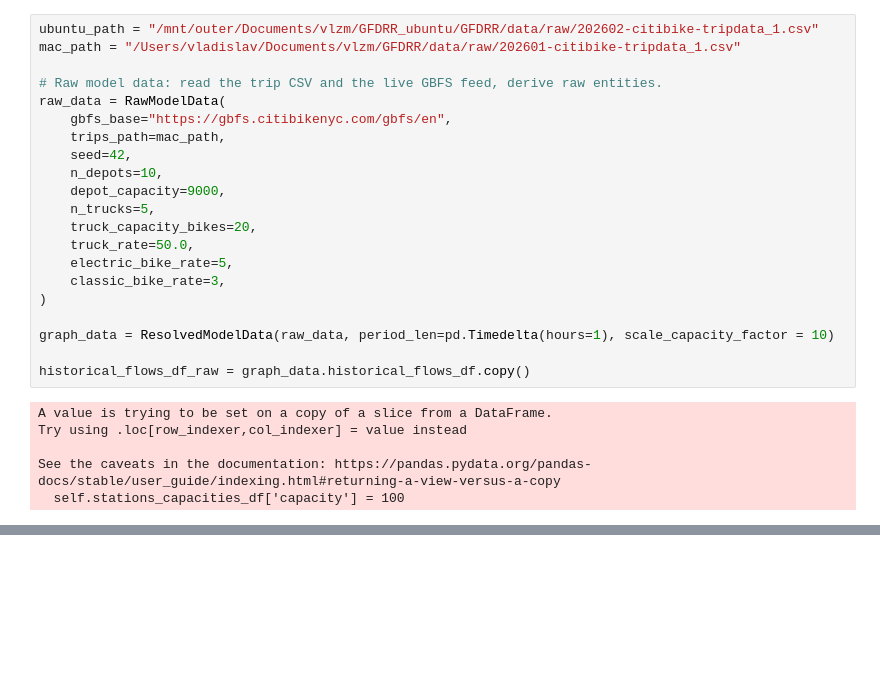
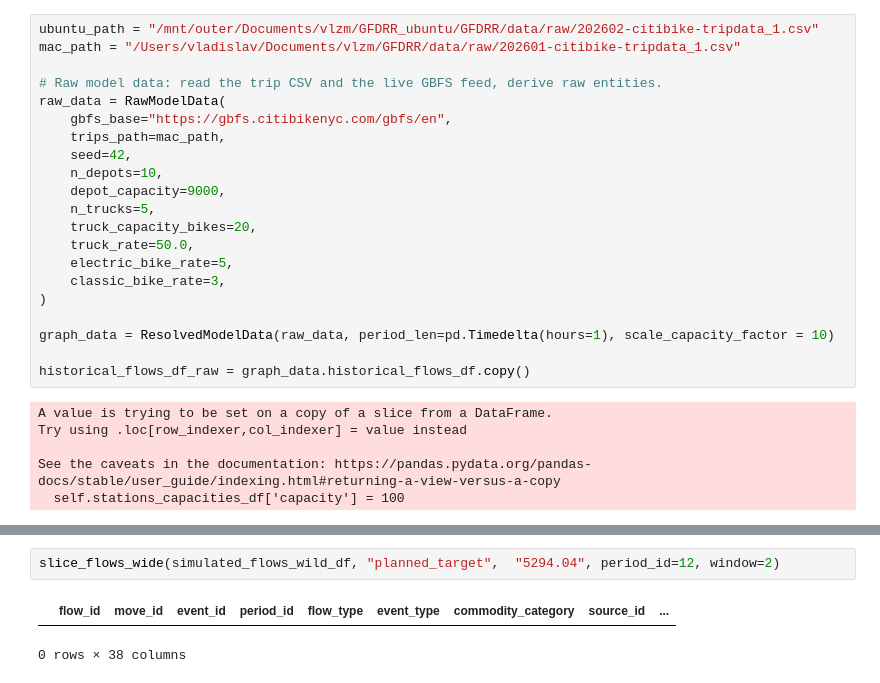
Before and after one commit to vlzm/GFDRR, a Jupyter notebook: notebooks/test_pipeline.ipynb, the cells around one changed output, grey strips where cells are left out. Cells and saved outputs as stored; diff of their text form; blank space fills up the shorter version.

```diff
--- a/notebooks/test_pipeline.ipynb
+++ b/notebooks/test_pipeline.ipynb
@@ -327,0 +120,5 @@ simulated_flows_df
+# %%
+slice_flows_wide(simulated_flows_wild_df, "planned_target",  "5294.04", period_id=12, window=2)
+# %% [output]
+|  | flow_id | move_id | event_id | period_id | flow_type | event_type | commodity_category | source_id | ... |
+0 rows × 38 columns
```
Also changed, not shown: parts of 13 cells of this notebook, 1 other file.
